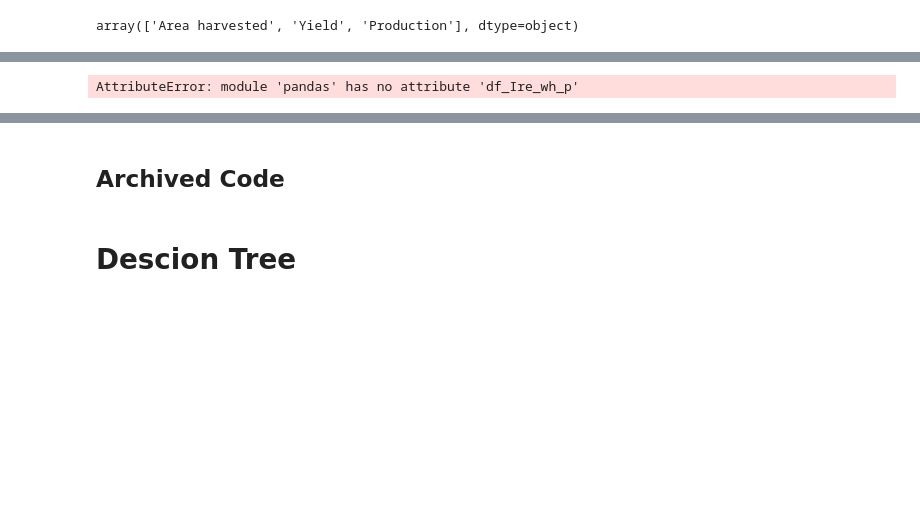
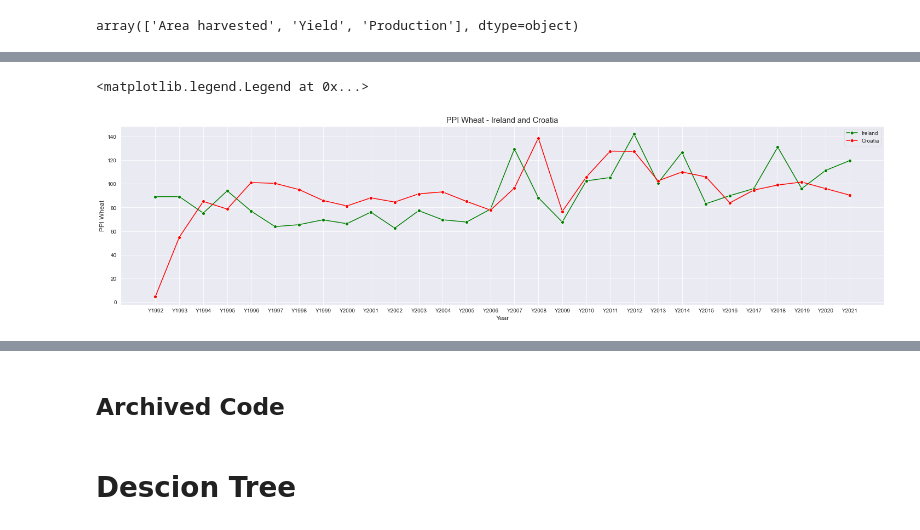
Before and after one commit to sba22218/MSc_GitHub_CA2, a Jupyter notebook: MM_Data_Explore_and_viz_postprocessed-Copy1.ipynb, the cells around one changed output, grey strips where cells are left out. Drawn from its saved outputs; the diff is of its cells as text; code cells hidden in the pictures; blank space fills up the shorter version.

```diff
--- a/MM_Data_Explore_and_viz_postprocessed-Copy1.ipynb
+++ b/MM_Data_Explore_and_viz_postprocessed-Copy1.ipynb
@@ -568,0 +585,3 @@ TypeError: string indices must be integers
+# %%
+df_price_eu_ppi_wh_Ire_Cro_sm = pd.read_csv("DATAOUTPUTS/df_price_eu_ppi_wh_Ire_Cro_sm.csv")
+df_price_eu_ppi_wh_Ire_Cro_sm.head()
@@ -568,0 +593,6 @@ TypeError: string indices must be integers
+# %%
+df_price_eu_ppi_wh_Ire_Cro_sm_trans = df_price_eu_ppi_wh_Ire_Cro_sm.set_index('Area').transpose()
+df_price_eu_ppi_wh_Ire_Cro_sm_trans['Year'] = df_price_eu_ppi_wh_Ire_Cro_sm_trans.index
+df_price_eu_ppi_wh_Ire_Cro_sm_trans.head(50)
+
+# df.set_index('fruit').transpose(): https://stackoverflow.com/questions/38148877/how-to-remove-the-extra-row-or-column-after-transpose-in-pandas
@@ -568,0 +617,3 @@ TypeError: string indices must be integers
+# %%
+df_price_eu_ppi_wh_Ire_Cro_sm_trans = df_price_eu_ppi_wh_Ire_Cro_sm_trans[:-1]
+df_price_eu_ppi_wh_Ire_Cro_sm_trans.tail()
@@ -569,10 +627,20 @@ TypeError: string indices must be integers
+# %%
+plt.figure(figsize=(25,6))
+sns.set_style("darkgrid")
+p = sns.lineplot(data=df_price_eu_ppi_wh_Ire_Cro_sm_trans, x="Year", y="Ireland", ci=None, color="green", label = "Ireland", marker='o')
+p = sns.lineplot(data=df_price_eu_ppi_wh_Ire_Cro_sm_trans, x="Year", y="Croatia", ci=None, color="red", label = "Croatia", marker='o')
+p.set_xlabel("Year")
+p.set_ylabel("PPI Wheat")
+p.set_title("PPI Wheat - Ireland and Croatia")
+p.legend()
+# %% [output]
+<matplotlib.legend.Legend at 0x...>
+[figure, added]
 # %%
-#plot
-# import pandas as pd
-from matplotlib import pyplot as plt
+# #plot
+# # import pandas as pd
+# from matplotlib import pyplot as plt
 
-data = pd.df_Ire_wh_p({"Year":"Value"})
-data.plot(xticks=data.Year)
-plt.show()
+# data = pd.df_Ire_wh_p({"Year":"Value"})
+# data.plot(xticks=data.Year)
+# plt.show()
-# %% [output]
-AttributeError: module 'pandas' has no attribute 'df_Ire_wh_p'
```
Also changed, not shown: parts of 54 cells of this notebook, 8 other files.
